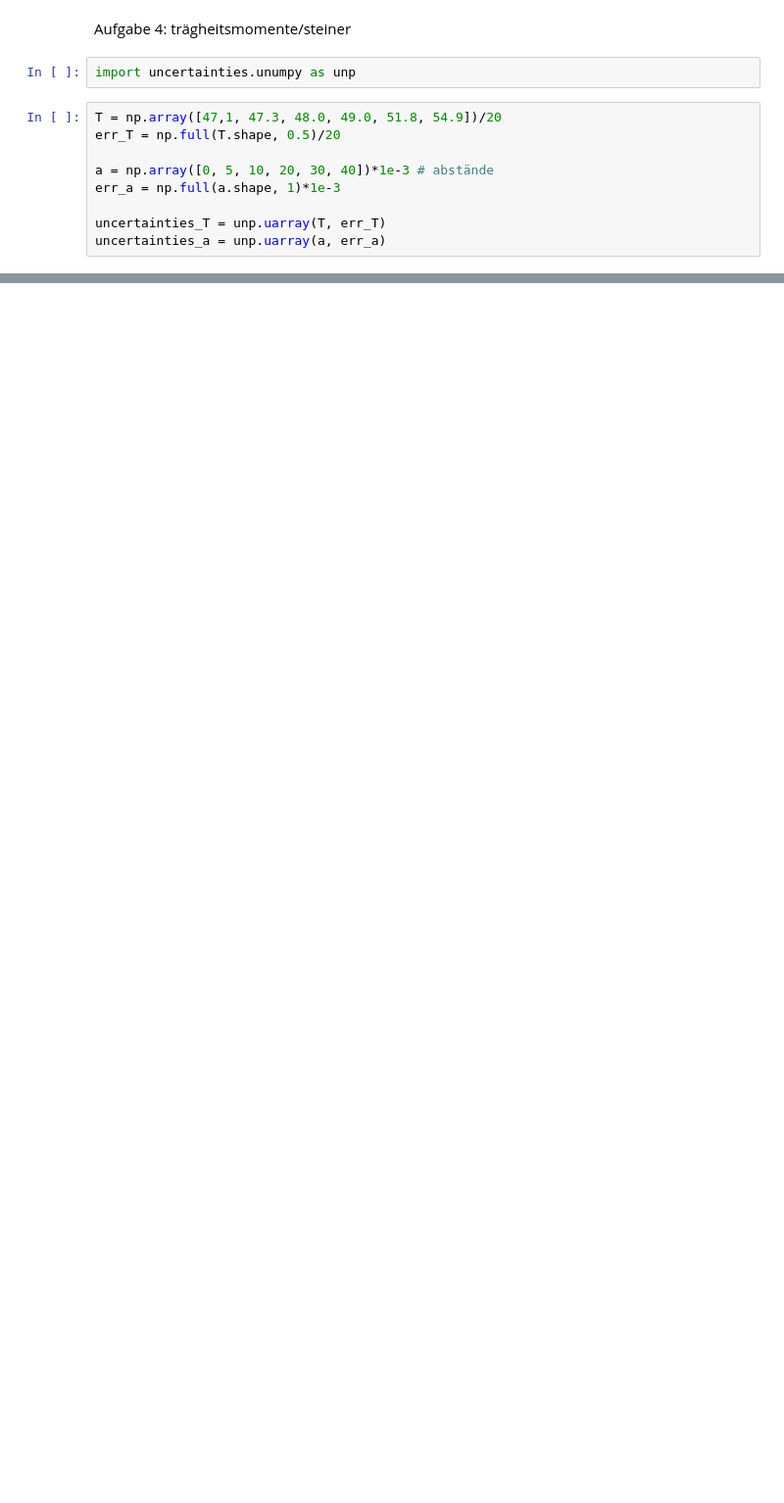
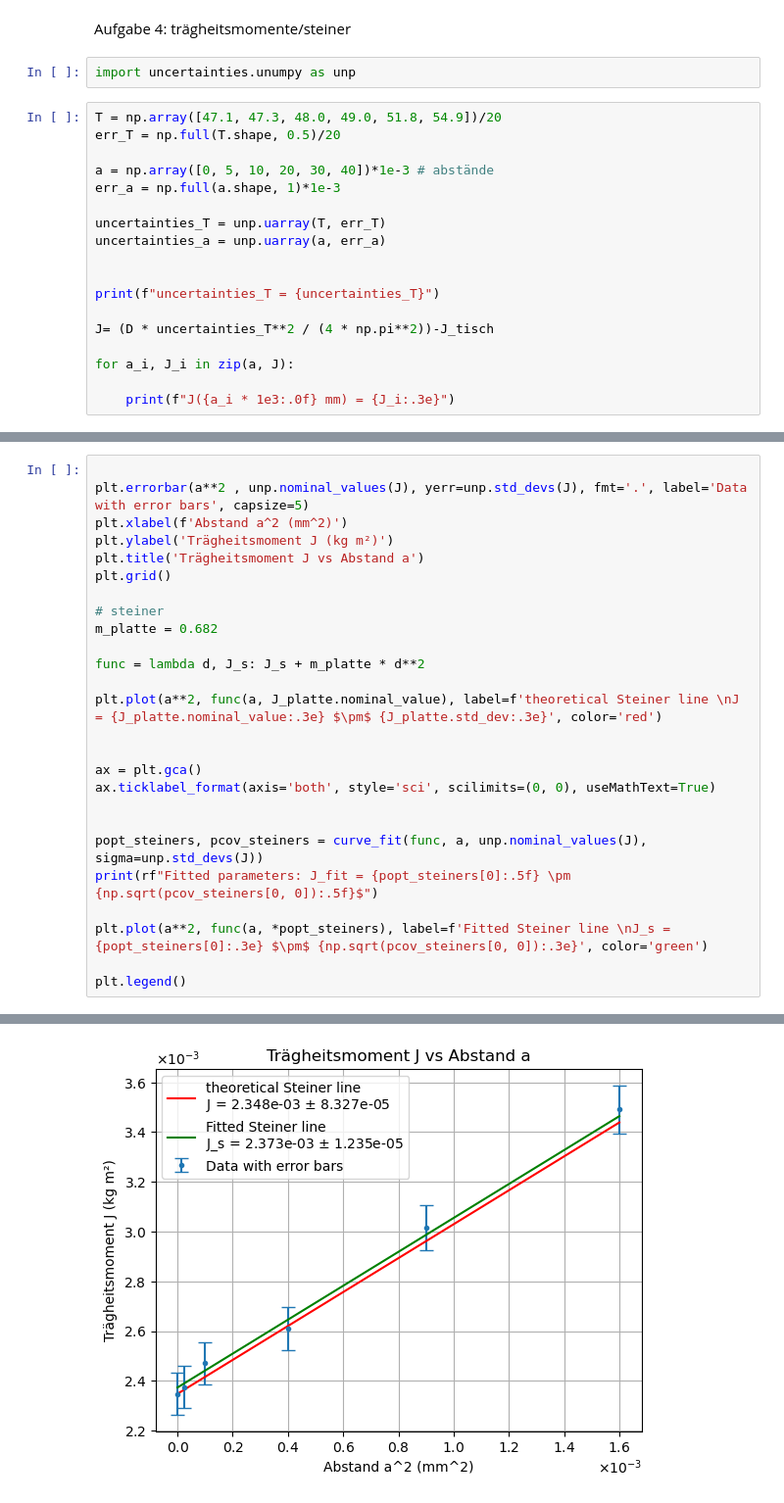
Before and after one commit to IchKaueHolz/PAP1, a Jupyter notebook: Versuch 12/Auswertung/code/V12.ipynb, the cells around one changed output, grey strips where cells are left out. Shown at 98% size. Saved outputs shown, nothing was run; the diff lists cells and outputs as text; blank space fills up the shorter version.

```diff
--- a/Versuch 12/Auswertung/code/V12.ipynb
+++ b/Versuch 12/Auswertung/code/V12.ipynb
@@ -79,7 +79,7 @@ Aufgabe 4: trägheitsmomente/steiner
 # %%
 import uncertainties.unumpy as unp
 # %%
-T = np.array([47,1, 47.3, 48.0, 49.0, 51.8, 54.9])/20
+T = np.array([47.1, 47.3, 48.0, 49.0, 51.8, 54.9])/20
 err_T = np.full(T.shape, 0.5)/20
 
 a = np.array([0, 5, 10, 20, 30, 40])*1e-3 # abstände
@@ -87,3 +87,12 @@ err_a = np.full(a.shape, 1)*1e-3
 
 uncertainties_T = unp.uarray(T, err_T)
 uncertainties_a = unp.uarray(a, err_a)
+
+
+print(f"uncertainties_T = {uncertainties_T}")
+
+J= (D * uncertainties_T**2 / (4 * np.pi**2))-J_tisch
+
+for a_i, J_i in zip(a, J):
+
+    print(f"J({a_i * 1e3:.0f} mm) = {J_i:.3e}")
@@ -89,0 +110,27 @@ uncertainties_a = unp.uarray(a, err_a)
+# %%
+
+plt.errorbar(a**2 , unp.nominal_values(J), yerr=unp.std_devs(J), fmt='.', label='Data with error bars', capsize=5)
+plt.xlabel(f'Abstand a^2 (mm^2)')
+plt.ylabel('Trägheitsmoment J (kg m²)')
+plt.title('Trägheitsmoment J vs Abstand a')
+plt.grid()
+
+# steiner
+m_platte = 0.682
+
+func = lambda d, J_s: J_s + m_platte * d**2
+
+plt.plot(a**2, func(a, J_platte.nominal_value), label=f'theoretical Steiner line \nJ = {J_platte.nominal_value:.3e} $\pm$ {J_platte.std_dev:.3e}', color='red')
+
+
+ax = plt.gca()
+ax.ticklabel_format(axis='both', style='sci', scilimits=(0, 0), useMathText=True)
+
+
+popt_steiners, pcov_steiners = curve_fit(func, a, unp.nominal_values(J), sigma=unp.std_devs(J))
+print(rf"Fitted parameters: J_fit = {popt_steiners[0]:.5f} \pm {np.sqrt(pcov_steiners[0, 0]):.5f}$")
+
+plt.plot(a**2, func(a, *popt_steiners), label=f'Fitted Steiner line \nJ_s = {popt_steiners[0]:.3e} $\pm$ {np.sqrt(pcov_steiners[0, 0]):.3e}', color='green')
+
+plt.legend()
+# %% [output]
@@ -89,0 +139 @@ uncertainties_a = unp.uarray(a, err_a)
+[figure, added]
```
Also changed, not shown: parts of 5 cells of this notebook, 2 other files.
